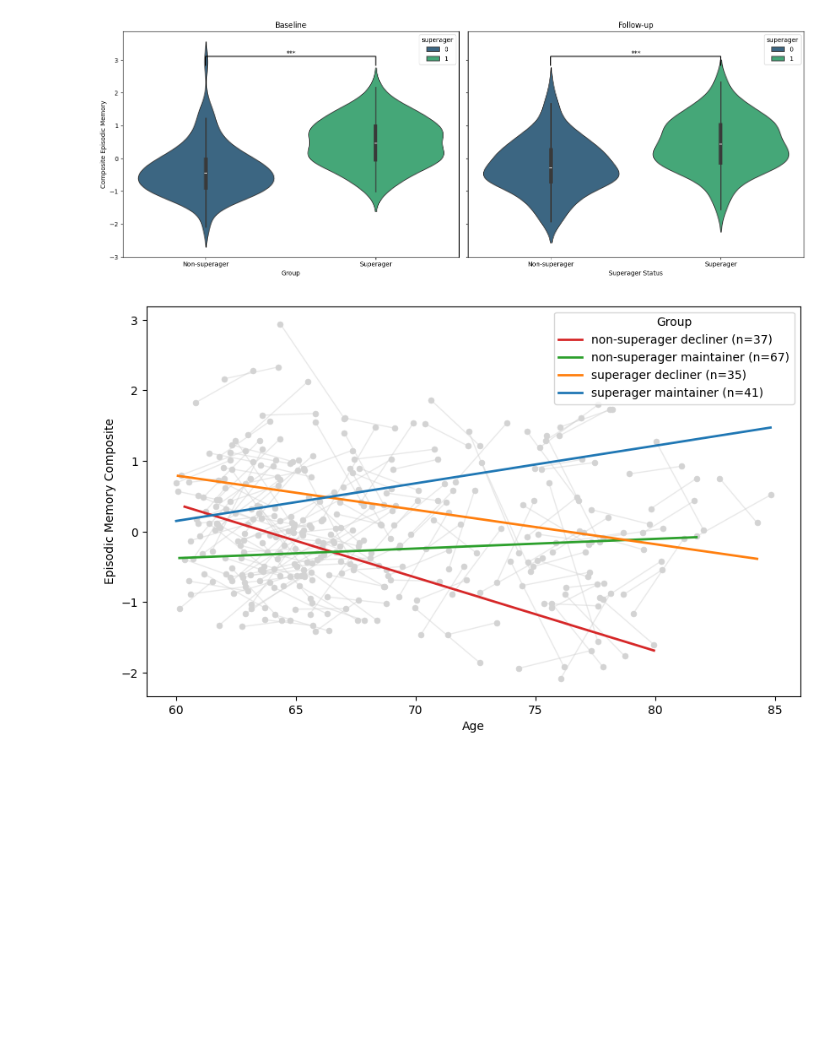
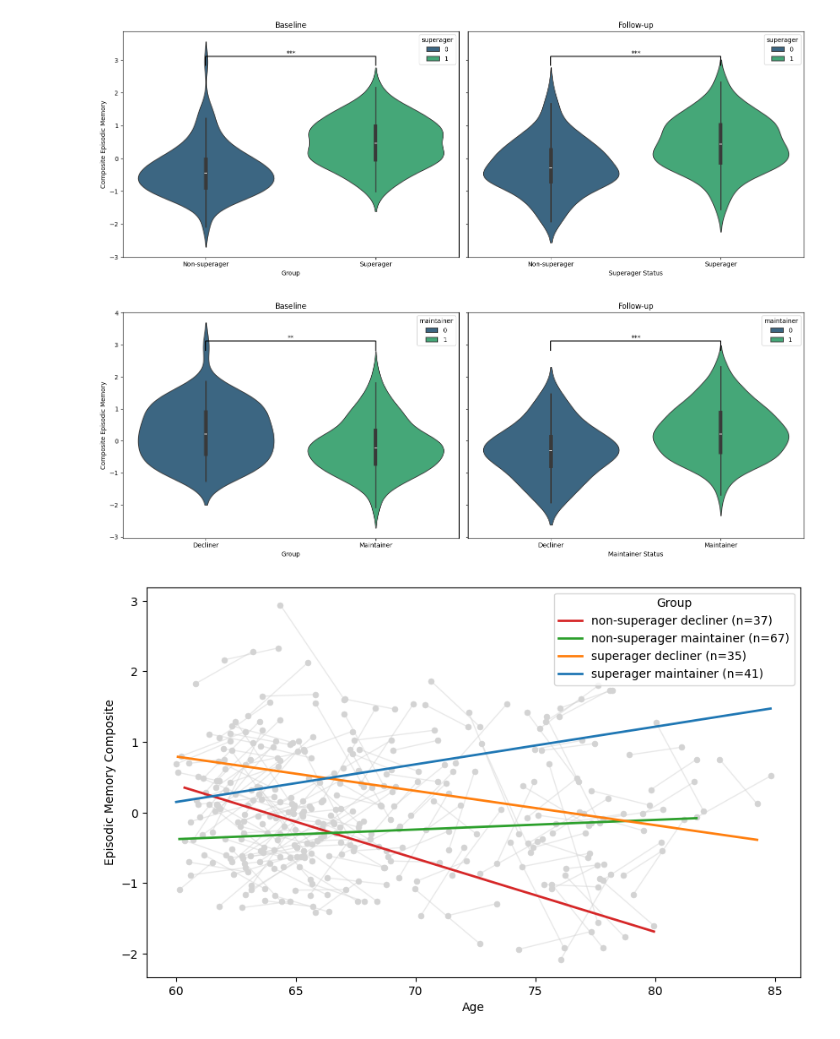
Before and after one commit to rachmorse/superagers, a Jupyter notebook: analysis.ipynb, the cells around one changed output. Cells and saved outputs as stored; diff of their text form; code cells hidden in the pictures; blank space fills up the shorter version.

```diff
--- a/analysis.ipynb
+++ b/analysis.ipynb
@@ -205,6 +217,70 @@ plt.tight_layout()
 plt.show()
 # %% [output]
 [figure]
+# %%
+# Set up the subplot structure
+fig, axs = plt.subplots(1, 2, figsize=(16, 6), sharey=True)
+
+
+# Function to add significance lines
+def add_sig_lines(ax, x1, x2, y, h, text):
+    ax.plot([x1, x1, x2, x2], [y, y + h, y + h, y], lw=1.5, color="black")
+    ax.text((x1 + x2) * 0.5, y + h, text, ha="center", va="bottom")
+
+
+# First violin plot
+sns.violinplot(ax=axs[0], data=data, x="maintainer", y="w1_memory", palette="viridis", hue="maintainer")
+axs[0].set_xticks([0, 1])
+axs[0].set_xticklabels(["Decliner", "Maintainer"])
+axs[0].set_title("Baseline")
+axs[0].set_xlabel("Group")
+axs[0].set_ylabel("Composite Episodic Memory")
+
+# Conduct t-test for tp1 memory and add significance label
+y_max = data["w2_memory"].max() + 0.5  # Start slightly above the max value
+h = 0.1 * y_max
+offset = 0.2 * y_max
+
+group0 = data[data["maintainer"] == 0]["w1_memory"]
+group1 = data[data["maintainer"] == 1]["w1_memory"]
+t_stat, p_value = ttest_ind(group0.dropna(), group1.dropna())
+
+if p_value < 0.001:
+    add_sig_lines(axs[0], 0, 1, y_max, h, "***")
+elif p_value < 0.01:
+    add_sig_lines(axs[0], 0, 1, y_max, h, "**")
+elif p_value < 0.05:
+    add_sig_lines(axs[0], 0, 1, y_max, h, "*")
+
+# Second violin plot
+sns.violinplot(ax=axs[1], data=data, x="maintainer", y="w2_memory", palette="viridis", hue="maintainer")
+axs[1].set_xlabel("Maintainer Status")
+axs[1].set_ylabel("")  # No need to repeat the ylabel
+axs[1].set_xticks([0, 1])
+axs[1].set_xticklabels(["Decliner", "Maintainer"])
+axs[1].set_title("Follow-up")
+
+# Conduct t-test for tp2 memory and add significance label
+y_max = data["w2_memory"].max() + 0.5  # Start slightly above the max value
+h = 0.1 * y_max
+offset = 0.2 * y_max
+
+group0 = data[data["maintainer"] == 0]["w2_memory"]
+group1 = data[data["maintainer"] == 1]["w2_memory"]
+t_stat, p_value = ttest_ind(group0.dropna(), group1.dropna())
+
+if p_value < 0.001:
+    add_sig_lines(axs[1], 0, 1, y_max, h, "***")
+elif p_value < 0.01:
+    add_sig_lines(axs[1], 0, 1, y_max, h, "**")
+elif p_value < 0.05:
+    add_sig_lines(axs[1], 0, 1, y_max, h, "*")
+
+# Adjust layout
+plt.tight_layout()
+plt.show()
+# %% [output]
+[figure, added]
 # %%
 # Define conditions
 conditions = [
```
Also changed, not shown: parts of 1 cell of this notebook, 1 other file.
